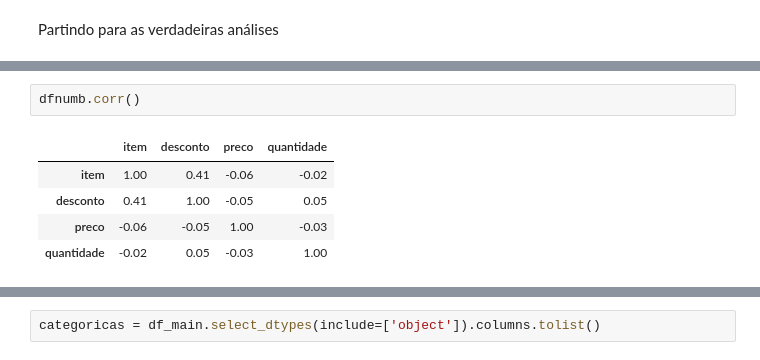
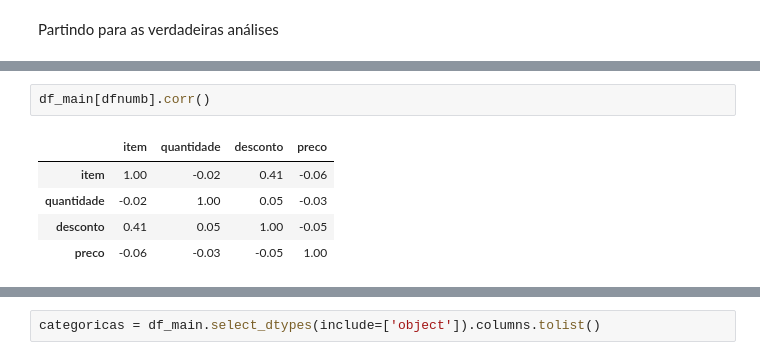
Before and after one commit to dingosin/brincadados, a Jupyter notebook: analisedados.ipynb, the cells around one changed output, grey strips where cells are left out. Drawn from its saved outputs; the diff is of its cells as text.

```diff
--- a/analisedados.ipynb
+++ b/analisedados.ipynb
@@ -639,8 +619,8 @@ df_final.corr()
 # %%
-dfnumb.corr()
+df_main[dfnumb].corr()
 # %% [output]
-|  | item | desconto | preco | quantidade |
-| item | 1.00 | 0.41 | -0.06 | -0.02 |
-| desconto | 0.41 | 1.00 | -0.05 | 0.05 |
-| preco | -0.06 | -0.05 | 1.00 | -0.03 |
-| quantidade | -0.02 | 0.05 | -0.03 | 1.00 |
+|  | item | quantidade | desconto | preco |
+| item | 1.00 | -0.02 | 0.41 | -0.06 |
+| quantidade | -0.02 | 1.00 | 0.05 | -0.03 |
+| desconto | 0.41 | 0.05 | 1.00 | -0.05 |
+| preco | -0.06 | -0.03 | -0.05 | 1.00 |
```
Also changed, not shown: parts of 11 cells of this notebook.
